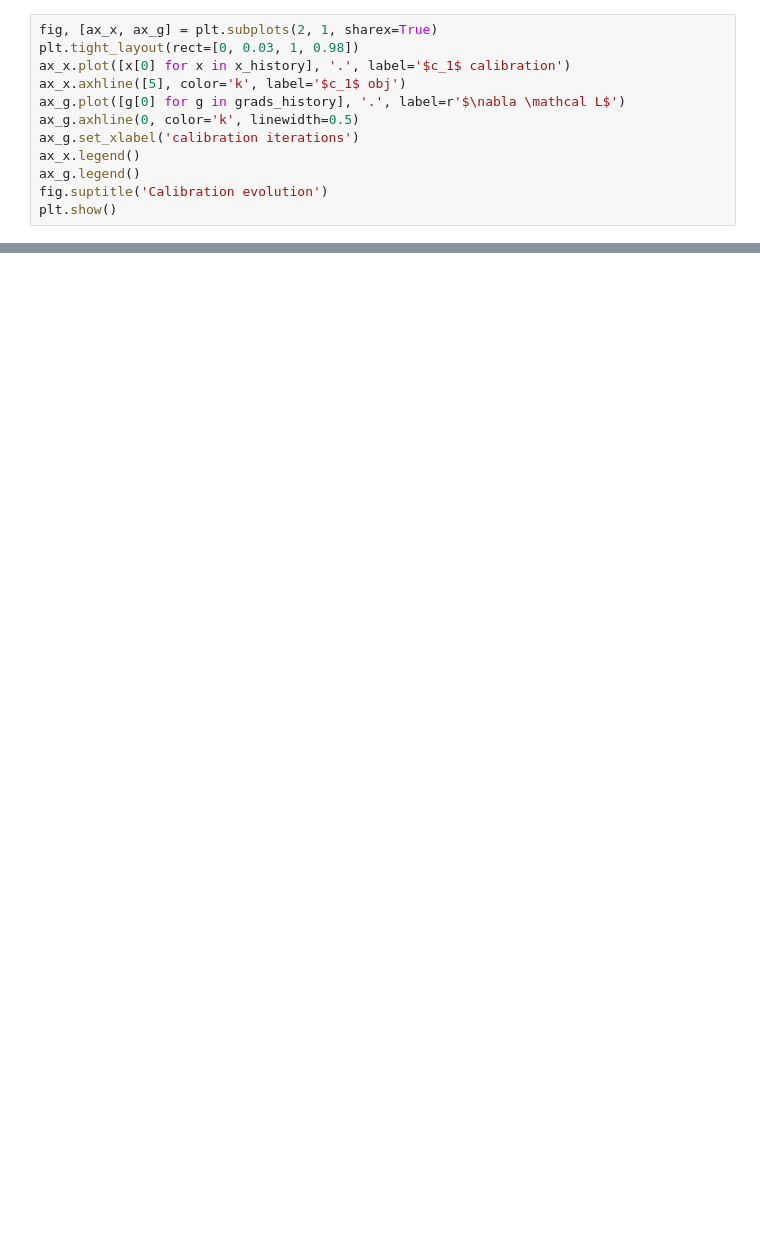
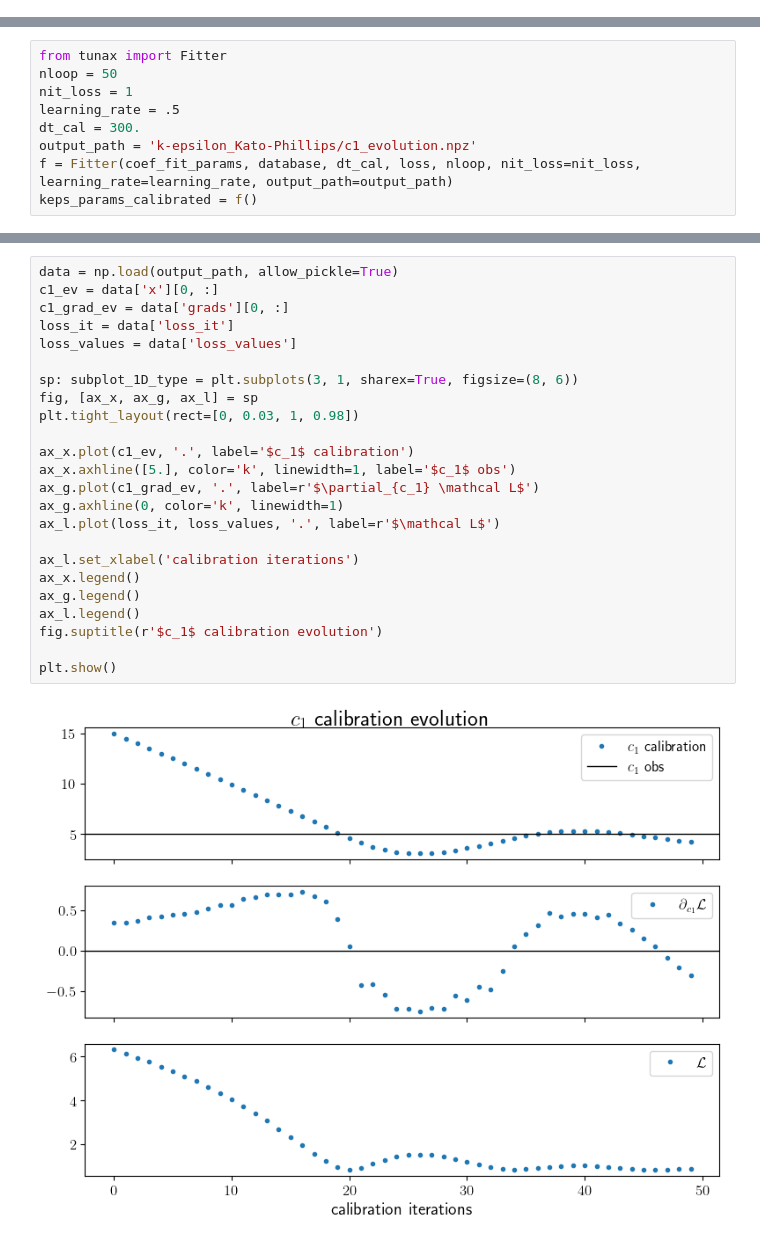
Before and after one commit to meom-group/tunax, a Jupyter notebook: notebooks/k-epsilon_Kato-Phillips.ipynb, the cells around one changed output, grey strips where cells are left out. Cells and saved outputs as stored; diff of their text form; blank space fills up the shorter version.

```diff
--- a/notebooks/k-epsilon_Kato-Phillips.ipynb
+++ b/notebooks/k-epsilon_Kato-Phillips.ipynb
@@ -246,12 +177,0 @@ We can see the history of the values of the calibrated parameter and the gradien
-# %%
-fig, [ax_x, ax_g] = plt.subplots(2, 1, sharex=True)
-plt.tight_layout(rect=[0, 0.03, 1, 0.98])
-ax_x.plot([x[0] for x in x_history], '.', label='$c_1$ calibration')
-ax_x.axhline([5], color='k', label='$c_1$ obj')
-ax_g.plot([g[0] for g in grads_history], '.', label=r'$\nabla \mathcal L$')
-ax_g.axhline(0, color='k', linewidth=0.5)
-ax_g.set_xlabel('calibration iterations')
-ax_x.legend()
-ax_g.legend()
-fig.suptitle('Calibration evolution')
-plt.show()
@@ -341,0 +294,9 @@ fig.savefig("lieux.png", dpi=300, transparent=True)
+# %%
+from tunax import Fitter
+nloop = 50
+nit_loss = 1
+learning_rate = .5
+dt_cal = 300.
+output_path = 'k-epsilon_Kato-Phillips/c1_evolution.npz'
+f = Fitter(coef_fit_params, database, dt_cal, loss, nloop, nit_loss=nit_loss, learning_rate=learning_rate, output_path=output_path)
+keps_params_calibrated = f()
@@ -341,0 +329,26 @@ fig.savefig("lieux.png", dpi=300, transparent=True)
+# %%
+data = np.load(output_path, allow_pickle=True)
+c1_ev = data['x'][0, :]
+c1_grad_ev = data['grads'][0, :]
+loss_it = data['loss_it']
+loss_values = data['loss_values']
+
+sp: subplot_1D_type = plt.subplots(3, 1, sharex=True, figsize=(8, 6))
+fig, [ax_x, ax_g, ax_l] = sp
+plt.tight_layout(rect=[0, 0.03, 1, 0.98])
+
+ax_x.plot(c1_ev, '.', label='$c_1$ calibration')
+ax_x.axhline([5.], color='k', linewidth=1, label='$c_1$ obs')
+ax_g.plot(c1_grad_ev, '.', label=r'$\partial_{c_1} \mathcal L$')
+ax_g.axhline(0, color='k', linewidth=1)
+ax_l.plot(loss_it, loss_values, '.', label=r'$\mathcal L$')
+
+ax_l.set_xlabel('calibration iterations')
+ax_x.legend()
+ax_g.legend()
+ax_l.legend()
+fig.suptitle(r'$c_1$ calibration evolution')
+
+plt.show()
+# %% [output]
+[figure, added]
```
Also changed, not shown: parts of 57 cells of this notebook, 11 other files.
